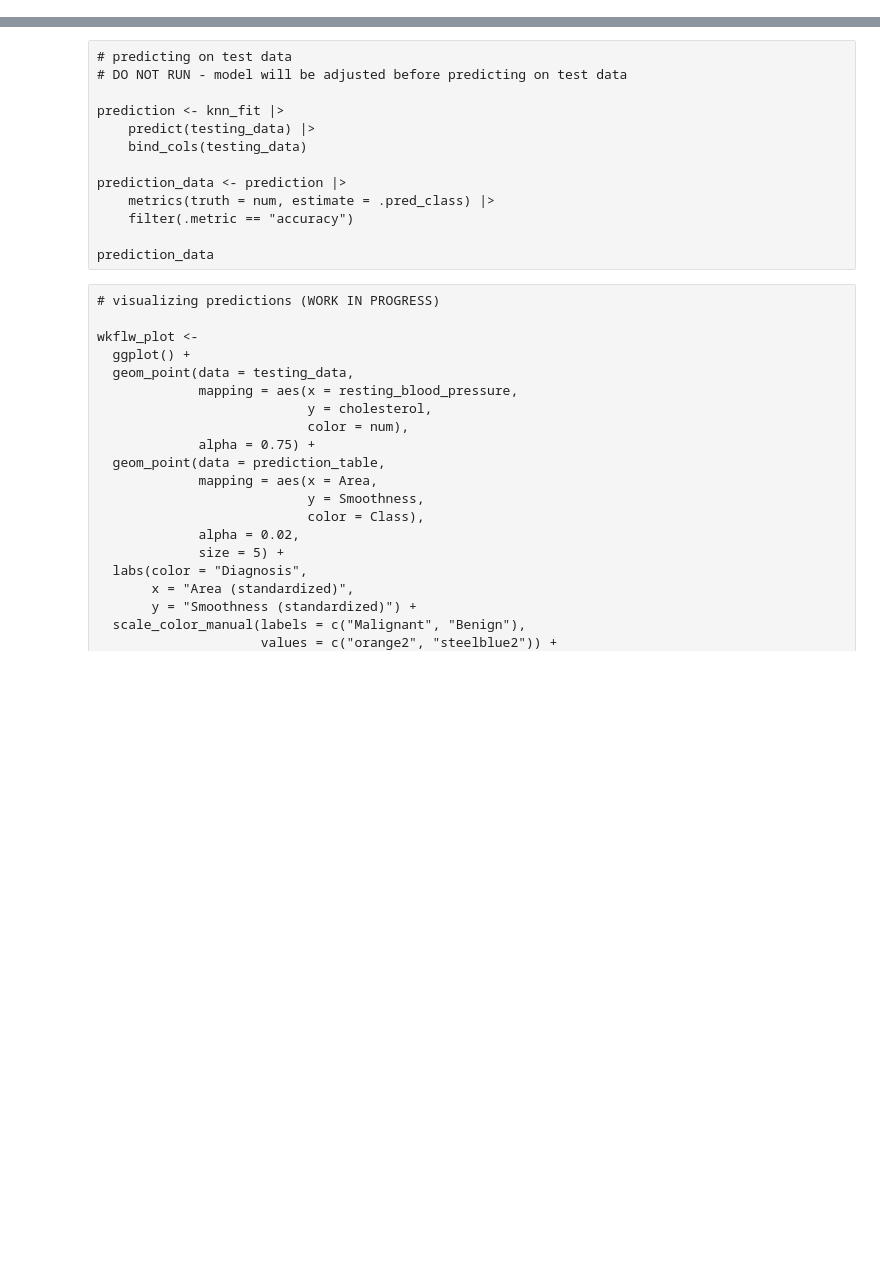
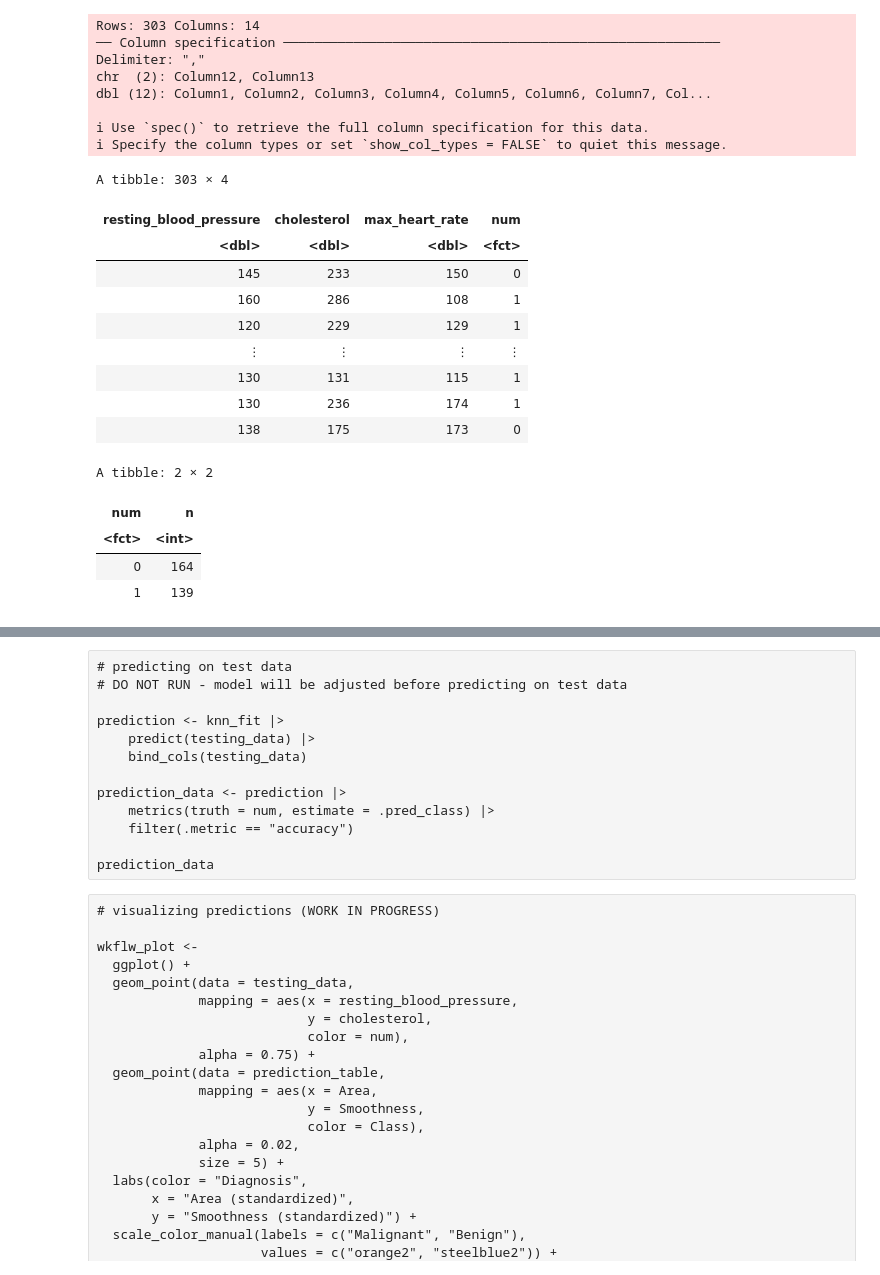
Before and after one commit to Yusen121/heart_disease_simple, a Jupyter notebook: data/group_project_report.ipynb, the cells around one changed output, grey strips where cells are left out. Drawn from its saved outputs; the diff is of its cells as text; code cells hidden in the pictures; blank space fills up the shorter version.

Commit message:
updated model with adjusted num column values

```diff
--- a/data/group_project_report.ipynb
+++ b/data/group_project_report.ipynb
@@ -17,34 +35,66 @@ heart_disease_data <- heart_disease_data |>
                             chest_pain = Column3,
                             resting_blood_pressure = Column4,
                             cholesterol = Column5,
                             fasting_blood_sugar = Column6,
                             rest_ecg = Column7,
                             max_heart_rate = Column8,
                             exercised_ind_angina = Column9,
                             oldpeak = Column10,
                             slope = Column11,
                             ca = Column12,
                             thal = Column13,
                             num = Column14) |>
     mutate(sex = as.factor(sex),
           chest_pain = as.factor(chest_pain),
           fasting_blood_sugar = as.factor(fasting_blood_sugar),
           rest_ecg = as.factor(rest_ecg),
           exercised_ind_angina = as.factor(exercised_ind_angina),
           num = as.factor(num),
           thal = na_if(thal, '?'),
           thal = as.factor(thal),
           ca = na_if(ca, '?'),
-          ca = as.numeric(ca)) |>
+          ca = as.numeric(ca),
+          num = replace(num, num == 2, 1),
+          num = replace(num, num == 3, 1),
+          num = replace(num, num == 4, 1)) |>
     select(resting_blood_pressure,
            cholesterol,
            max_heart_rate,
            num) |>
     filter(resting_blood_pressure != is.na(resting_blood_pressure),
            cholesterol != is.na(cholesterol),
            max_heart_rate != is.na(max_heart_rate),
            num != is.na(num))
 heart_disease_data
+
+count_tmp <- heart_disease_data |>
+    group_by(num) |>
+    summarize(n = n())
+count_tmp
+# %% [output]
+Rows: 303 Columns: 14
+── Column specification ────────────────────────────────────────────────────────
+Delimiter: ","
+chr  (2): Column12, Column13
+dbl (12): Column1, Column2, Column3, Column4, Column5, Column6, Column7, Col...
+
+ℹ Use `spec()` to retrieve the full column specification for this data.
+ℹ Specify the column types or set `show_col_types = FALSE` to quiet this message.
+A tibble: 303 × 4
+| resting_blood_pressure | cholesterol | max_heart_rate | num |
+| <dbl> | <dbl> | <dbl> | <fct> |
+| 145 | 233 | 150 | 0 |
+| 160 | 286 | 108 | 1 |
+| 120 | 229 | 129 | 1 |
+| ⋮ | ⋮ | ⋮ | ⋮ |
+| 130 | 131 | 115 | 1 |
+| 130 | 236 | 174 | 1 |
+| 138 | 175 | 173 | 0 |
+A tibble: 2 × 2
+| num | n |
+| <fct> | <int> |
+| 0 | 164 |
+| 1 | 139 |
 # %%
 # splitting data into initial and training datasets
 
```
Also changed, not shown: parts of 8 cells of this notebook.
